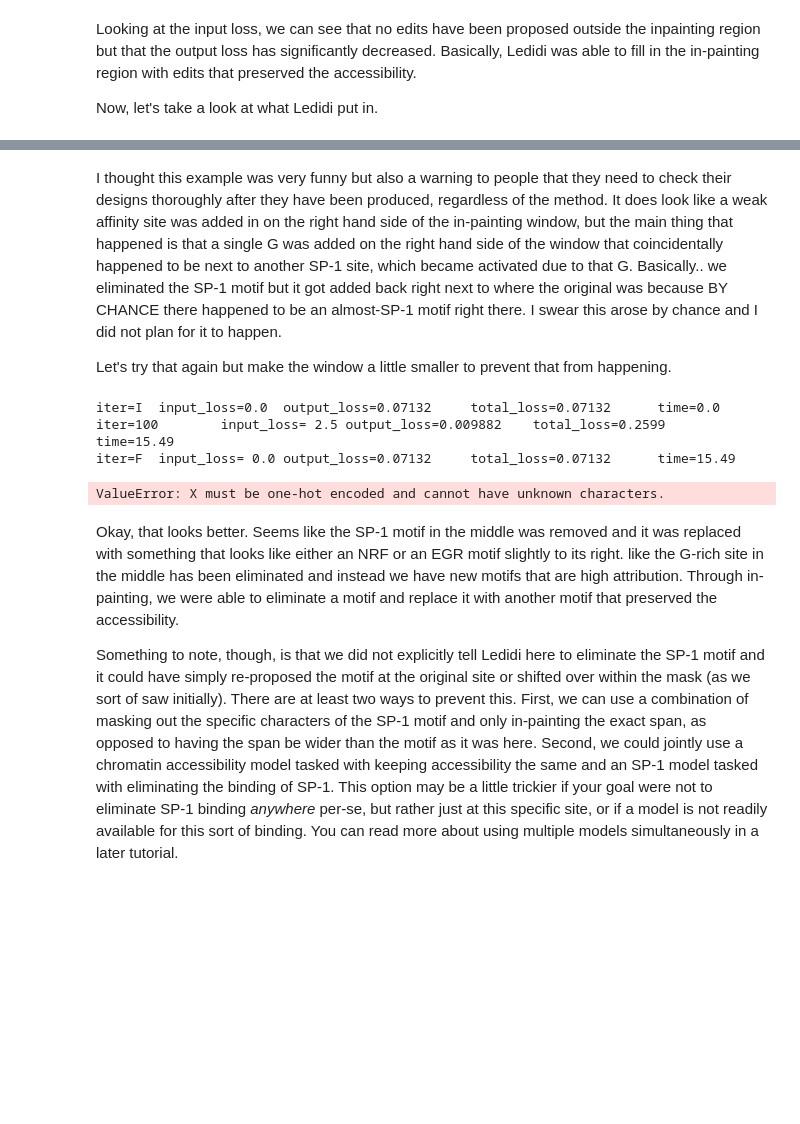
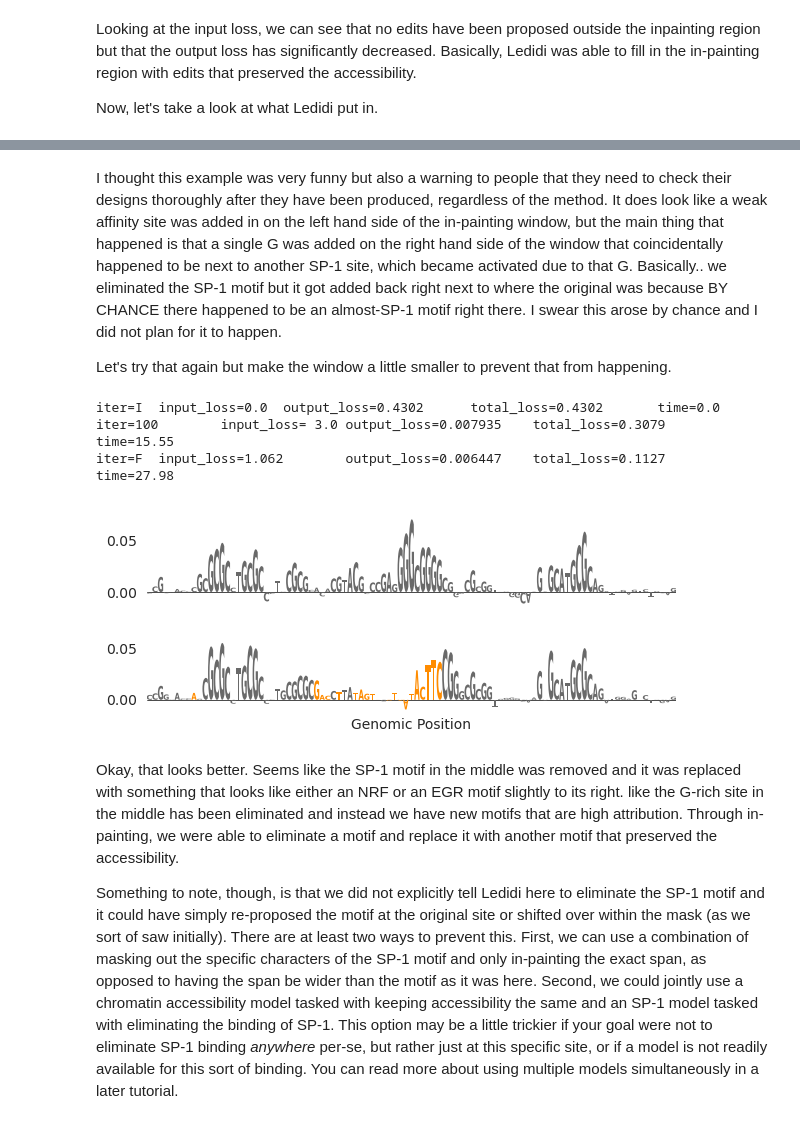
Before and after one commit to jmschrei/ledidi, a Jupyter notebook: docs/tutorials/Tutorial_3_-_In-Painting.ipynb, the cells around one changed output, grey strips where cells are left out. Drawn from its saved outputs; the diff is of its cells as text; code cells hidden in the pictures; blank space fills up the shorter version.

```diff
--- a/docs/tutorials/Tutorial_3_-_In-Painting.ipynb
+++ b/docs/tutorials/Tutorial_3_-_In-Painting.ipynb
@@ -200,32 +199,32 @@ plt.show()
 # %% [markdown]
-I thought this example was very funny but also a warning to people that they need to check their designs thoroughly after they have been produced, regardless of the method. It does look like a weak affinity site was added in on the right hand side of the in-painting window, but the main thing that happened is that a single G was added on the right hand side of the window that coincidentally happened to be next to another SP-1 site, which became activated due to that G. Basically.. we eliminated the SP-1 motif but it got added back right next to where the original was because BY CHANCE there happened to be an almost-SP-1 motif right there. I swear this arose by chance and I did not plan for it to happen.
+I thought this example was very funny but also a warning to people that they need to check their designs thoroughly after they have been produced, regardless of the method. It does look like a weak affinity site was added in on the left hand side of the in-painting window, but the main thing that happened is that a single G was added on the right hand side of the window that coincidentally happened to be next to another SP-1 site, which became activated due to that G. Basically.. we eliminated the SP-1 motif but it got added back right next to where the original was because BY CHANCE there happened to be an almost-SP-1 motif right there. I swear this arose by chance and I did not plan for it to happen.
 
 Let's try that again but make the window a little smaller to prevent that from happening.
 # %%
 Xip3 = torch.clone(X)
-Xip3[:, :, 1055:1080] = 0  # Remove the SP1 motif
+Xip3[:, :, 1055:1079] = 0  # Remove the SP-1 motif
 
 X_bar2 = ledidi(chrombpnet, Xip3, y_bar)
 
 X_attr2 = deep_lift_shap(chrombpnet, X_bar2[0:1])
 
 xa0 = X_attr0[:, :, start:end]
 xa2 = X_attr2[:, :, start:end]
 
 ax = plot_edits(xa0, [xa2], figsize=(6, 2.5))
 axs[0].set_title("In-Painting GATA Sites")
 axs[1].set_ylabel("Attribution")
 axs[1].plot([29.5, 29.5], [0, 0.4], linestyle='--', c='0.6')
 axs[1].plot([59.5, 59.5], [0, 0.4], linestyle='--', c='0.6')
 
 plt.xlabel("Genomic Position")
 plt.tight_layout()
 plt.show()
 # %% [output]
-iter=I  input_loss=0.0  output_loss=0.07132     total_loss=0.07132      time=0.0
-iter=100        input_loss= 2.5 output_loss=0.009882    total_loss=0.2599       time=15.49
-iter=F  input_loss= 0.0 output_loss=0.07132     total_loss=0.07132      time=15.49
+iter=I  input_loss=0.0  output_loss=0.4302      total_loss=0.4302       time=0.0
+iter=100        input_loss= 3.0 output_loss=0.007935    total_loss=0.3079       time=15.55
+iter=F  input_loss=1.062        output_loss=0.006447    total_loss=0.1127       time=27.98
-ValueError: X must be one-hot encoded and cannot have unknown characters.
+[figure, added]
 # %% [markdown]
 Okay, that looks better. Seems like the SP-1 motif in the middle was removed and it was replaced with something that looks like either an NRF or an EGR motif slightly to its right. like the G-rich site in the middle has been eliminated and instead we have new motifs that are high attribution. Through in-painting, we were able to eliminate a motif and replace it with another motif that preserved the accessibility.
 
```
Also changed, not shown: parts of 12 cells of this notebook.
